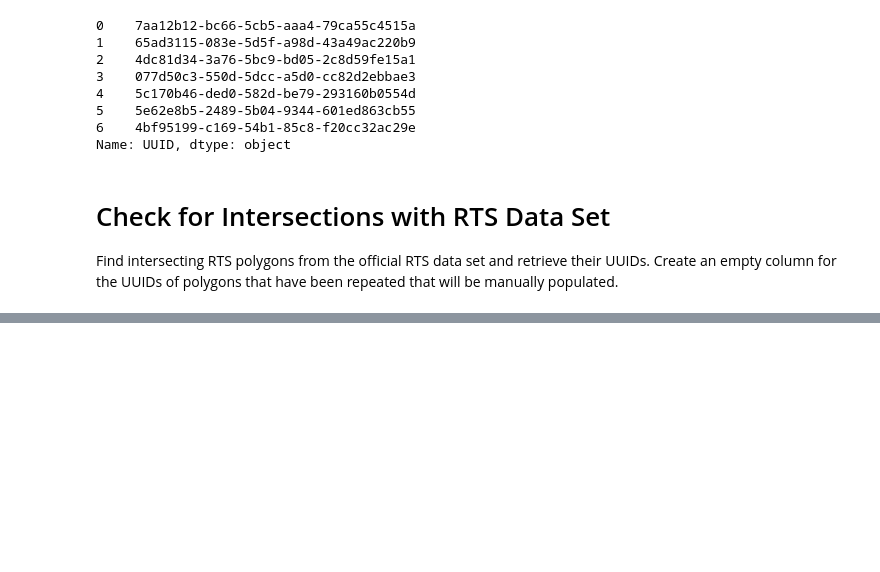
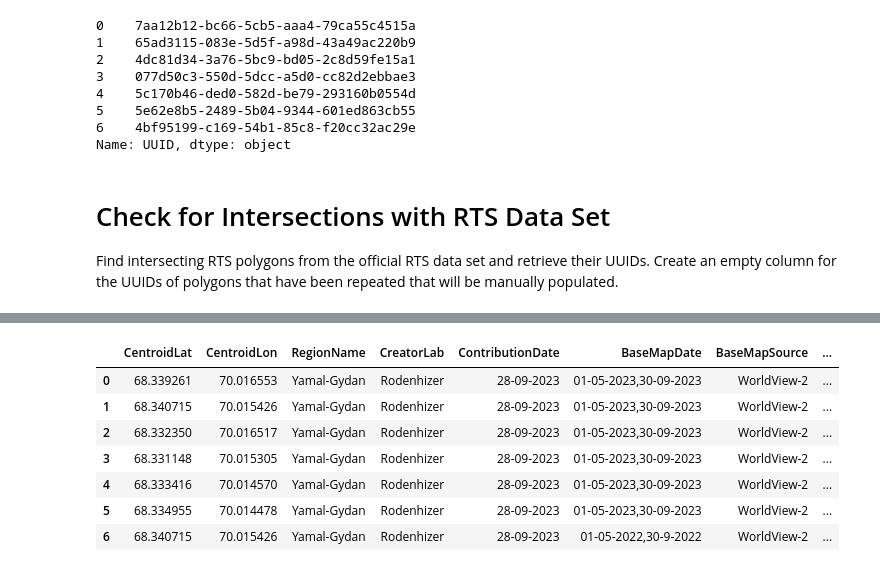
Before and after one commit to HRodenhizer/prep_rts_dataset_scripts, a Jupyter notebook: python/rts_dataset_formatting.ipynb, the cells around one changed output, grey strips where cells are left out. Cells and saved outputs as stored; diff of their text form; code cells hidden in the pictures; blank space fills up the shorter version.

Commit message:
completes merge of manually edited shapefile and adds check for self intersections

```diff
--- a/python/rts_dataset_formatting.ipynb
+++ b/python/rts_dataset_formatting.ipynb
@@ -376,0 +397,38 @@ NameError: name 'intersection_gdf' is not defined
+# %%
+edited_file = os.path.join('../python_output', new_data_file.split('.')[0] + "_overlapping_polygons_edited.shp")
+
+if os.path.exists(edited_file):
+    overlapping_data = (
+        gpd.read_file(edited_file)
+        .rename(columns = {'UUID': 'UUID',
+                           'Intrsct': 'Intersections',
+                           'ReptRTS': 'RepeatRTS',
+                           'MrgdRTS': 'MergedRTS',
+                           'StblRTS': 'StabilizedRTS',
+                           'AccdntO': 'AccidentalOverlap'
+                           })
+        .filter(items = ['UUID', 'Intersections', 'RepeatRTS', 'MergedRTS', 'StabilizedRTS', 'AccidentalOverlap'])
+        )
+
+    new_data = pd.merge(new_data,
+                        overlapping_data,
+                        how = 'outer',
+                        on = ['UUID', 'Intersections'])
+else:
+    new_data['RepeatRTS'] = ['']*new_data.shape[0]
+    new_data['MergedRTS'] = ['']*new_data.shape[0]
+    new_data['StabilizedRTS'] = ['']*new_data.shape[0]
+    new_data['AccidentalOverlap'] = ['']*new_data.shape[0]
+
+    warnings.warn("No manually edited file has been imported. This is okay if there were no overlapping polygons, but is a problem otherwise.")
+
+new_data
+# %% [output]
+|  | CentroidLat | CentroidLon | RegionName | CreatorLab | ContributionDate | BaseMapDate | BaseMapSource | ... |
+| 0 | 68.339261 | 70.016553 | Yamal-Gydan | Rodenhizer | 28-09-2023 | 01-05-2023,30-09-2023 | WorldView-2 | ... |
+| 1 | 68.340715 | 70.015426 | Yamal-Gydan | Rodenhizer | 28-09-2023 | 01-05-2023,30-09-2023 | WorldView-2 | ... |
+| 2 | 68.332350 | 70.016517 | Yamal-Gydan | Rodenhizer | 28-09-2023 | 01-05-2023,30-09-2023 | WorldView-2 | ... |
+| 3 | 68.331148 | 70.015305 | Yamal-Gydan | Rodenhizer | 28-09-2023 | 01-05-2023,30-09-2023 | WorldView-2 | ... |
+| 4 | 68.333416 | 70.014570 | Yamal-Gydan | Rodenhizer | 28-09-2023 | 01-05-2023,30-09-2023 | WorldView-2 | ... |
+| 5 | 68.334955 | 70.014478 | Yamal-Gydan | Rodenhizer | 28-09-2023 | 01-05-2023,30-09-2023 | WorldView-2 | ... |
+| 6 | 68.340715 | 70.015426 | Yamal-Gydan | Rodenhizer | 28-09-2023 | 01-05-2022,30-9-2022 | WorldView-2 | ... |
```
Also changed, not shown: parts of 9 cells of this notebook, 1 other file.
